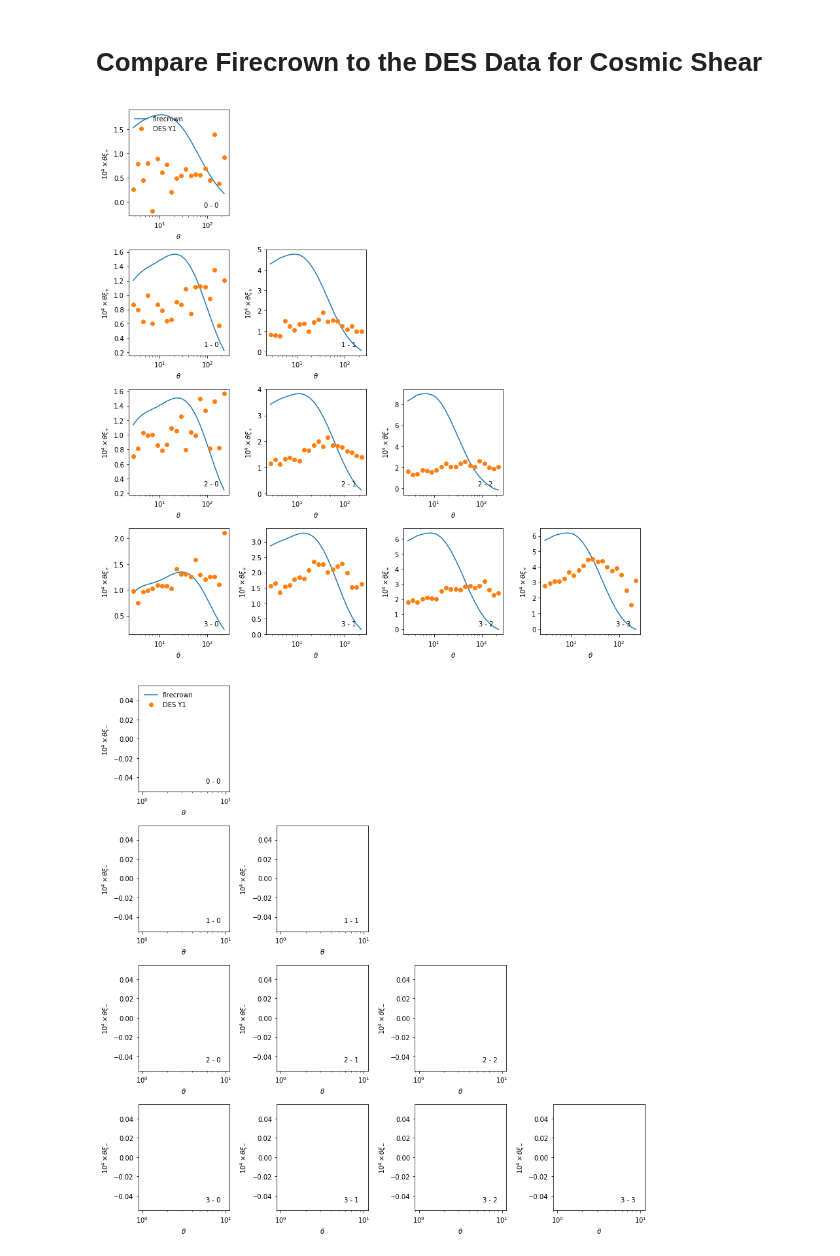
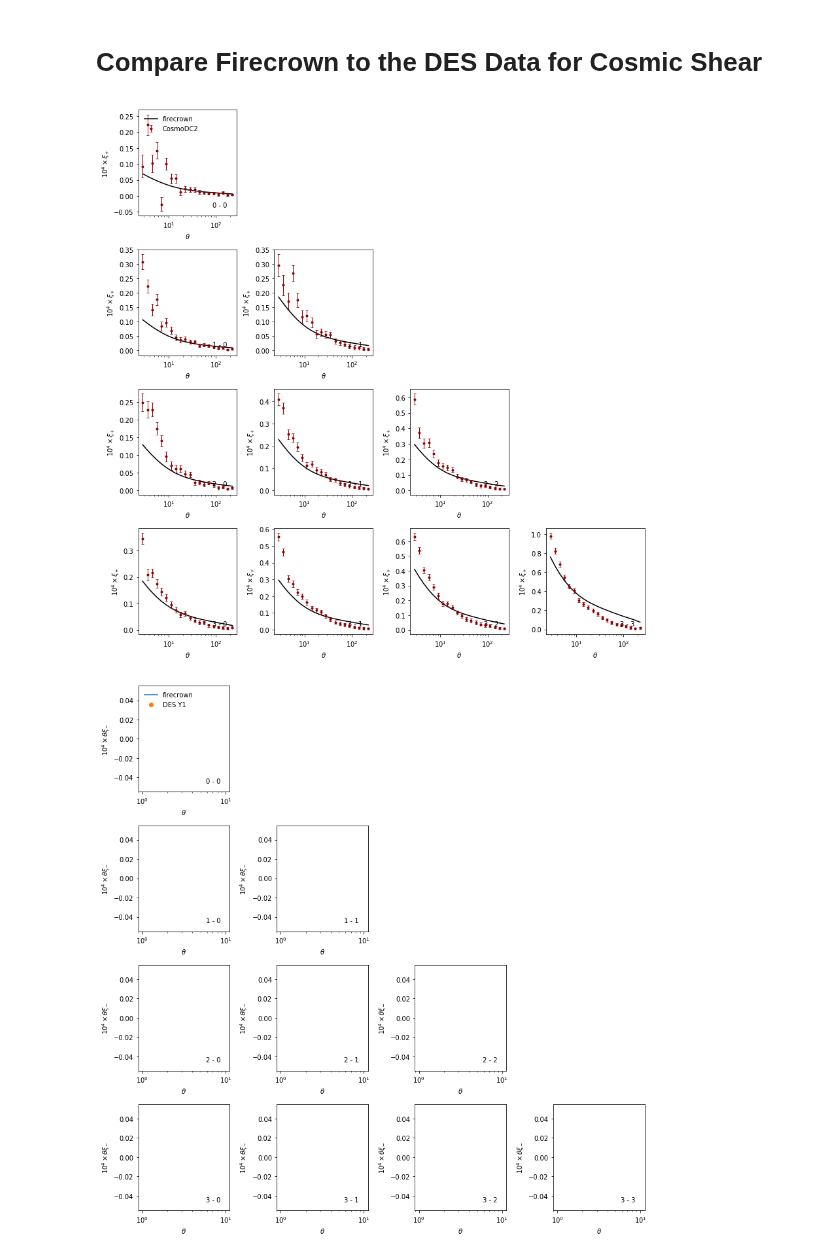
Before and after one commit to LSSTDESC/txpipe-cosmodc2, a Jupyter notebook: notebooks/PlotChain.ipynb, the cells around one changed output. Saved outputs shown, nothing was run; the diff lists cells and outputs as text; code cells hidden in the pictures.

```diff
--- a/notebooks/PlotChain.ipynb
+++ b/notebooks/PlotChain.ipynb
@@ -7,15 +7,16 @@ import matplotlib.pyplot as plt
 %matplotlib notebook
 # %%
 # set this to your local analysis ID
-ANALYSIS_ID = 'd54188368b814dc9a8b417bf857aed54'
+ANALYSIS_ID = '3e914bb231c9411a91d26bf0bbfa5ae4'
 # %%
 n_src = 4
 n_lens = 1
 # %% [markdown]
 Now lets read the data
 # %%
-des_data = sacc.Sacc.load_fits('/global/homes/c/chihway/txpipe-cosmodc2/firecrown_config/summary_statistics_real.sacc')
-fc_data = sacc.Sacc.load_fits('/global/homes/c/chihway/txpipe-cosmodc2/firecrown_config/output_%s/statistics/two_point/sacc_predicted.fits' % ANALYSIS_ID)
+des_data = sacc.Sacc.load_fits('/global/homes/c/chihway/txpipe-cosmodc2/batch_submission/output_%s/statistics/two_point/sacc_measured.fits' % ANALYSIS_ID)
+#des_data = sacc.Sacc.load_fits('/global/homes/c/chihway/TXPipe/data/example/outputs/summary_statistics_real.sacc')
+fc_data = sacc.Sacc.load_fits('/global/homes/c/chihway/txpipe-cosmodc2/batch_submission/output_%s/statistics/two_point/sacc_predicted.fits' % ANALYSIS_ID)
 # %% [markdown]
 # Plot the Redshift Distributions
 # %%
@@ -62,42 +65,44 @@ for i in range(n_src):
             'source_%d' % i,
             'source_%d' % j)
         ax = axs[i, j]
 
         # this is a factor of 10^4 x theta to take out the dynamic range
-        fac = 1e4 * theta
+        fac = 1e4 #* theta
 
         # firecrown
         ax.semilogx(
             theta,
             fac * xip,
-            label='firecrown')
+            label='firecrown', color='k')
 
         # des
-        theta, xip = des_data.get_theta_xi(
+        theta, xip, cov = des_data.get_theta_xi(
              'galaxy_shear_xi_plus',
             'source_%d' % i,
-            'source_%d' % j)
-        ax.semilogx(
+            'source_%d' % j,
+            return_cov=True)
+
+        ax.errorbar(
             theta,
             fac * xip,
-            'o',
-            label='DES Y1')
+            np.diag(cov)**0.5*fac,lw=1, color='darkred', marker='.', fmt='.', capthick=0.8, capsize=2.2,
+            label='CosmoDC2')
 
         if i == 0 and j == 0:
             ax.legend(loc=2, frameon=False)
 
         ax.text(
             0.9, 0.1, '%d - %d' % (i, j),
             horizontalalignment='right',
             verticalalignment='center',
             transform=ax.transAxes)
 
         ax.set_xlabel(r'$\theta$')
-        ax.set_ylabel(r'$10^{4}\times\theta\xi_{+}$')
+        ax.set_ylabel(r'$10^{4}\times\xi_{+}$')
 
 plt.tight_layout()
 # %% [output]
-[figure, old version]
+[figure, new version]
 # %%
 fig, axs = plt.subplots(nrows=4, ncols=4, figsize=(12, 12))
 
```
Also changed, not shown: parts of 9 cells of this notebook, 2 other files.
